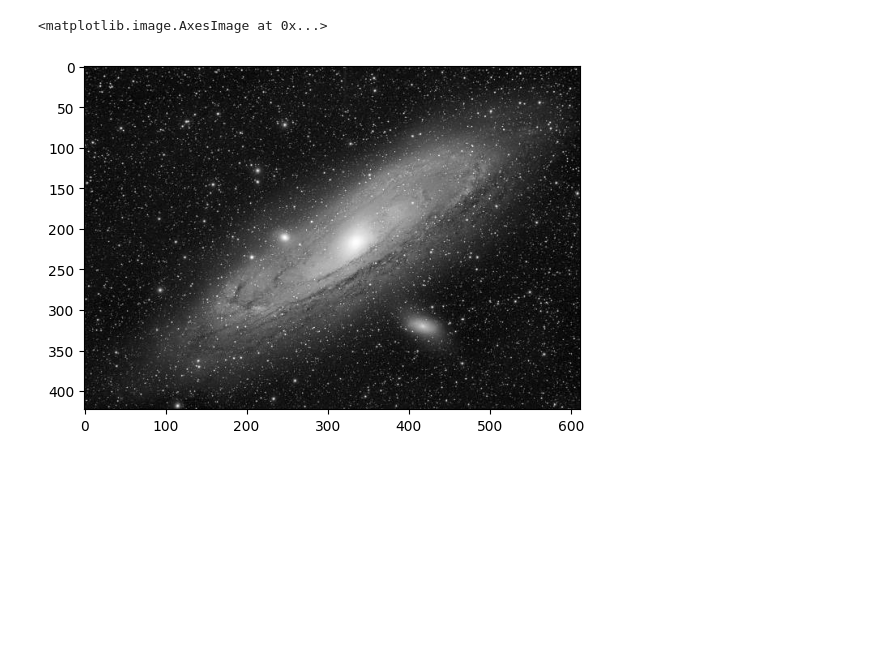
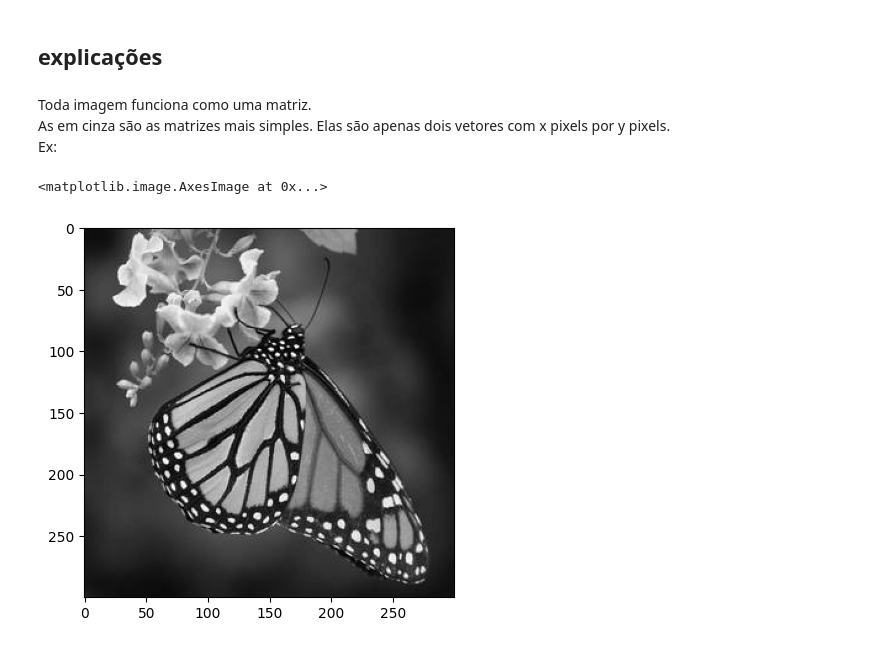
Before and after one commit to reinanbr/denoise_img, a Jupyter notebook: problema_2.ipynb, the cells around one changed output. Cells and saved outputs as stored; diff of their text form; code cells hidden in the pictures; blank space fills up the shorter version.

```diff
--- a/problema_2.ipynb
+++ b/problema_2.ipynb
@@ -191,8 +0,0 @@ def retirar_ruido(img_ori,modo="med",T=5,prt=True):
-# %%
-img = cv2.imread('test.png')
-img_g = cinzando(img)
-
-plt.imshow(img_g,cmap='gray')
-# %% [output]
-<matplotlib.image.AxesImage at 0x...>
-[figure, removed]
@@ -198,0 +8,16 @@ plt.imshow(img_g,cmap='gray')
+# %% [markdown]
+## explicações
+# %% [markdown]
+Toda imagem funciona como uma matriz.
+<br>
+As em cinza são as matrizes mais simples. Elas são apenas dois vetores com x pixels por y pixels.
+<br>
+Ex:
+# %%
+img = cv2.imread('test3.jpg')
+img_ = cv2.cvtColor(img, cv2.COLOR_BGR2GRAY) #cinzando a imagem que antes era RGB
+
+plt.imshow(img_,cmap='gray')
+# %% [output]
+<matplotlib.image.AxesImage at 0x...>
+[figure, added]
```
Also changed, not shown: parts of 41 cells of this notebook, 5 other files.
